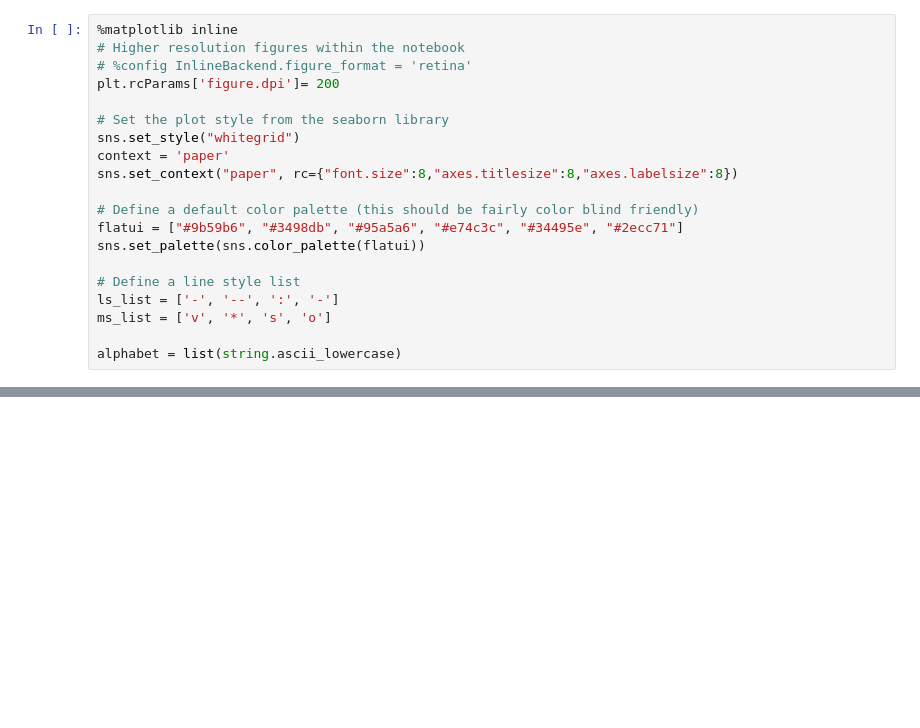
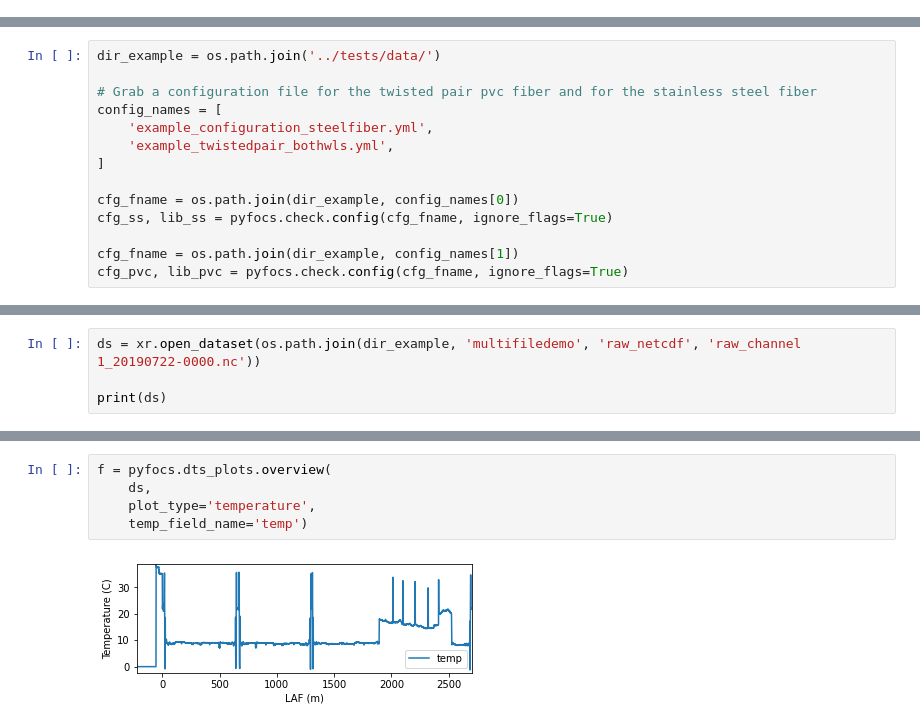
Before and after one commit to klapo/pyfocs, a Jupyter notebook: notebooks/pyfocs_ex1_rawdatacheck.ipynb, the cells around one changed output, grey strips where cells are left out. Saved outputs shown, nothing was run; the diff lists cells and outputs as text; blank space fills up the shorter version.

Commit message:
Examples update, raw data checks

```diff
--- a/notebooks/pyfocs_ex1_rawdatacheck.ipynb
+++ b/notebooks/pyfocs_ex1_rawdatacheck.ipynb
@@ -55,20 +0,0 @@ warnings.filterwarnings("ignore")
-# %%
-%matplotlib inline
-# Higher resolution figures within the notebook
-# %config InlineBackend.figure_format = 'retina'
-plt.rcParams['figure.dpi']= 200
-
-# Set the plot style from the seaborn library
-sns.set_style("whitegrid")
-context = 'paper'
-sns.set_context("paper", rc={"font.size":8,"axes.titlesize":8,"axes.labelsize":8})
-
-# Define a default color palette (this should be fairly color blind friendly)
-flatui = ["#9b59b6", "#3498db", "#95a5a6", "#e74c3c", "#34495e", "#2ecc71"]
-sns.set_palette(sns.color_palette(flatui))
-
-# Define a line style list
-ls_list = ['-', '--', ':', '-']
-ms_list = ['v', '*', 's', 'o']
-
-alphabet = list(string.ascii_lowercase)
@@ -441,0 +19,14 @@ Here is an example of correcting power losses.
+# %%
+dir_example = os.path.join('../tests/data/')
+
+# Grab a configuration file for the twisted pair pvc fiber and for the stainless steel fiber
+config_names = [
+    'example_configuration_steelfiber.yml',
+    'example_twistedpair_bothwls.yml',
+]
+
+cfg_fname = os.path.join(dir_example, config_names[0])
+cfg_ss, lib_ss = pyfocs.check.config(cfg_fname, ignore_flags=True)
+
+cfg_fname = os.path.join(dir_example, config_names[1])
+cfg_pvc, lib_pvc = pyfocs.check.config(cfg_fname, ignore_flags=True)
@@ -441,0 +38,4 @@ Here is an example of correcting power losses.
+# %%
+ds = xr.open_dataset(os.path.join(dir_example, 'multifiledemo', 'raw_netcdf', 'raw_channel 1_20190722-0000.nc'))
+
+print(ds)
@@ -441,0 +70,7 @@ Here is an example of correcting power losses.
+# %%
+f = pyfocs.dts_plots.overview(
+    ds,
+    plot_type='temperature',
+    temp_field_name='temp')
+# %% [output]
+[figure, added]
```
Also changed, not shown: parts of 38 cells of this notebook, 7 other files.
